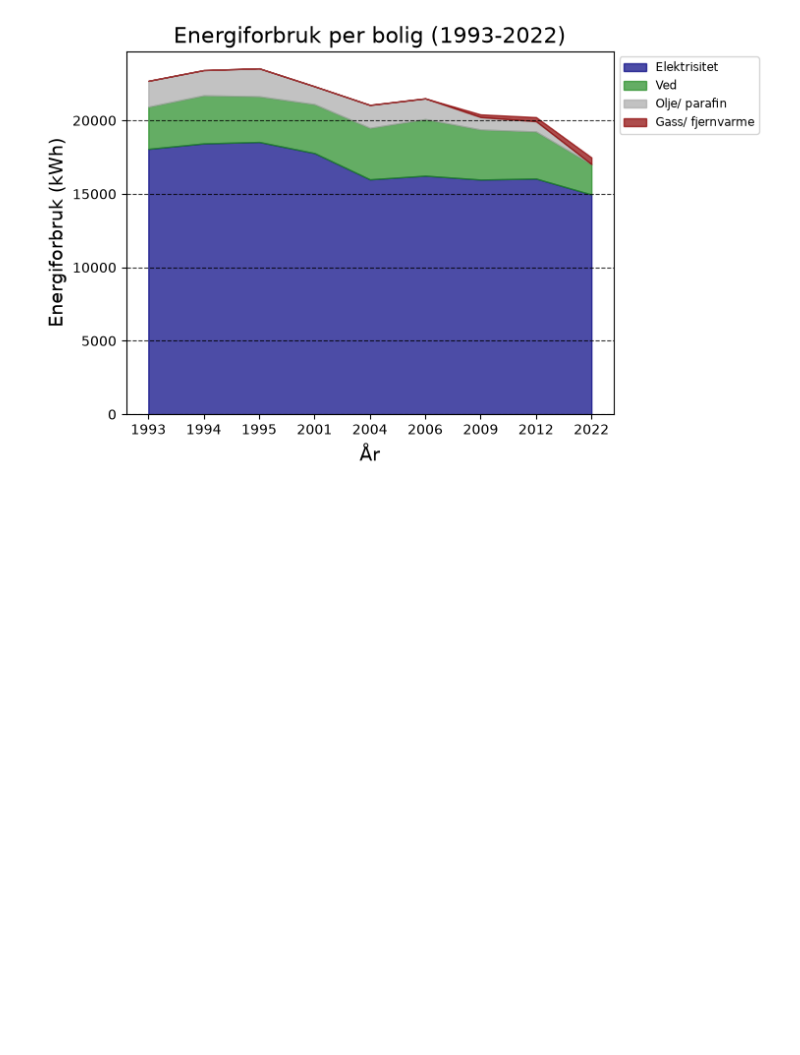
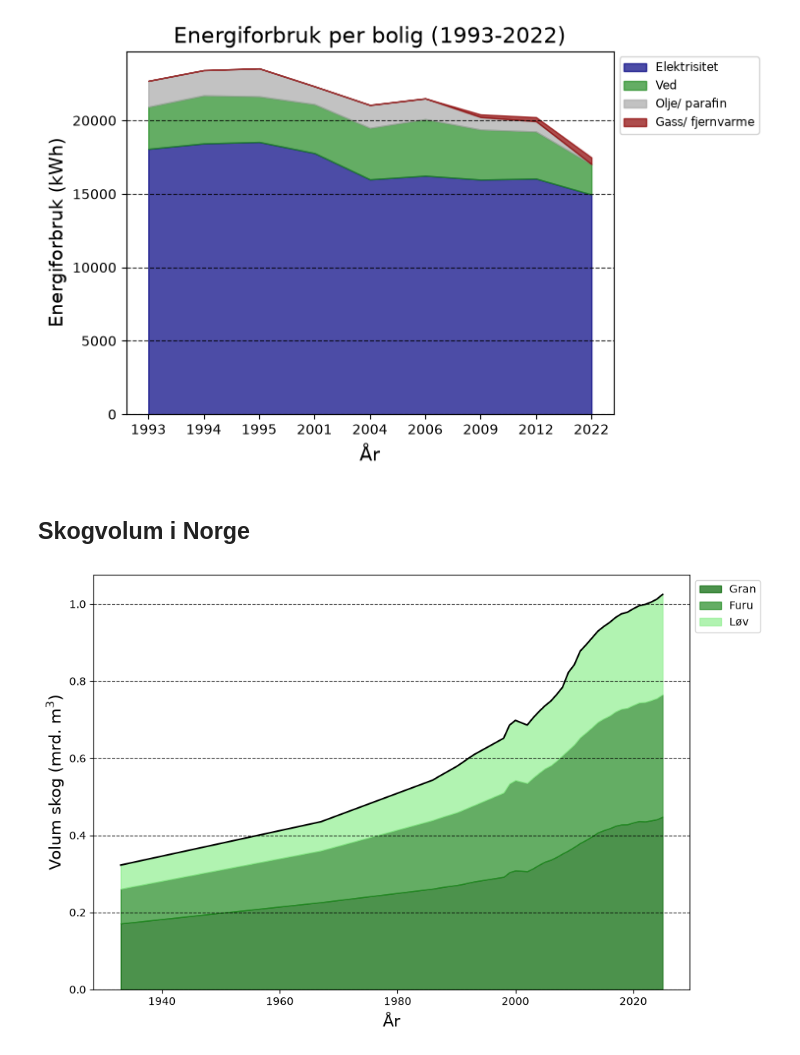
Before and after one commit to Oyvind-Aas/Electricity_and_Energy, a Jupyter notebook: Electricity_exploring.ipynb, the cells around one changed output. Saved outputs shown, nothing was run; the diff lists cells and outputs as text; code cells hidden in the pictures; blank space fills up the shorter version.

Commit message:
Graph of forestvolume in Norway from ssb

```diff
--- a/Electricity_exploring.ipynb
+++ b/Electricity_exploring.ipynb
@@ -116,3 +116,38 @@ plt.legend(fontsize='small', loc='upper left', bbox_to_anchor=(1, 1))
 plt.grid(axis='y', linestyle='--', alpha=0.8, color ='black')
 # %% [output]
 [figure]
+# %% [markdown]
+## Skogvolum i Norge
+# %%
+url = "https://data.ssb.no/api/pxwebapi/v2/tables/06289/data?lang=no&outputFormat=csv&valuecodes[Tid]=*&valuecodes[Tresort]=*&valuecodes[ContentsCode]=*&heading=Tid,ContentsCode&stub=Tresort"
+
+response = requests.get(url, verify=certifi.where(), timeout=30)
+response.raise_for_status()
+
+df = pd.read_csv(BytesIO(response.content), header=0, sep=",", encoding="latin1")
+df['Tresort'] = ['I alt', 'Gran', 'Furu', 'Løvtrær']
+# %%
+aar = df.columns.str.extract(r'(\d*)')[0].drop_duplicates().dropna(how='all') # Årene fra overskriftene, drop duplikatene
+aar = aar[aar != ''].astype(int)
+# %%
+kubikkmasse = df.filter(regex='Kubikkmasse$')
+# %%
+i_alt = kubikkmasse.iloc[0]
+gran = kubikkmasse.iloc[1]
+furu = kubikkmasse.iloc[2]
+lauv = kubikkmasse.iloc[3]
+# %%
+plt.figure(figsize=(10,7))
+plt.fill_between(aar, gran/ 1e6, 0, color = 'darkgreen', label = 'Gran', alpha = 0.7)
+plt.fill_between(aar, (furu + gran)/1e6, gran/1e6, color = 'forestgreen', label = 'Furu', alpha = 0.7)
+plt.fill_between(aar, (lauv + furu + gran) / 1e6, (furu + gran) / 1e6, color = 'lightgreen', label = 'Løv', alpha = 0.7)
+
+plt.plot(aar, i_alt / 1e6, color = 'black')
+
+plt.ylabel(r'Volum skog (mrd. m$^3$)', fontsize = 15)
+plt.xlabel('År', fontsize = 15)
+plt.ylim(bottom=0)
+plt.legend(fontsize='medium', loc='upper left', bbox_to_anchor=(1, 1))
+plt.grid(axis='y', linestyle='--', alpha=0.8, color ='black')
+# %% [output]
+[figure, added]
```
Also changed, not shown: parts of 2 cells of this notebook.
